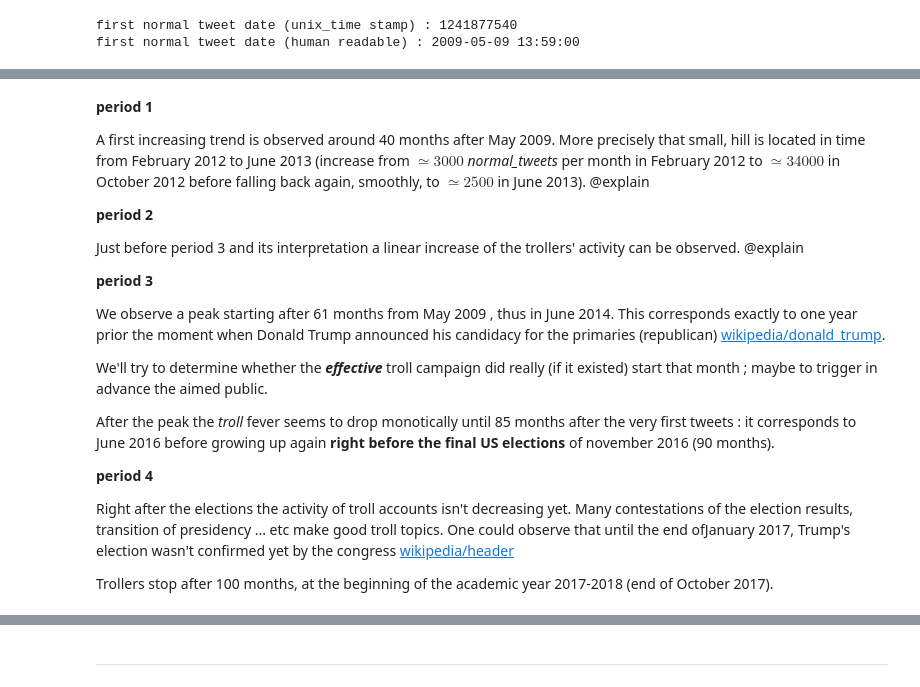
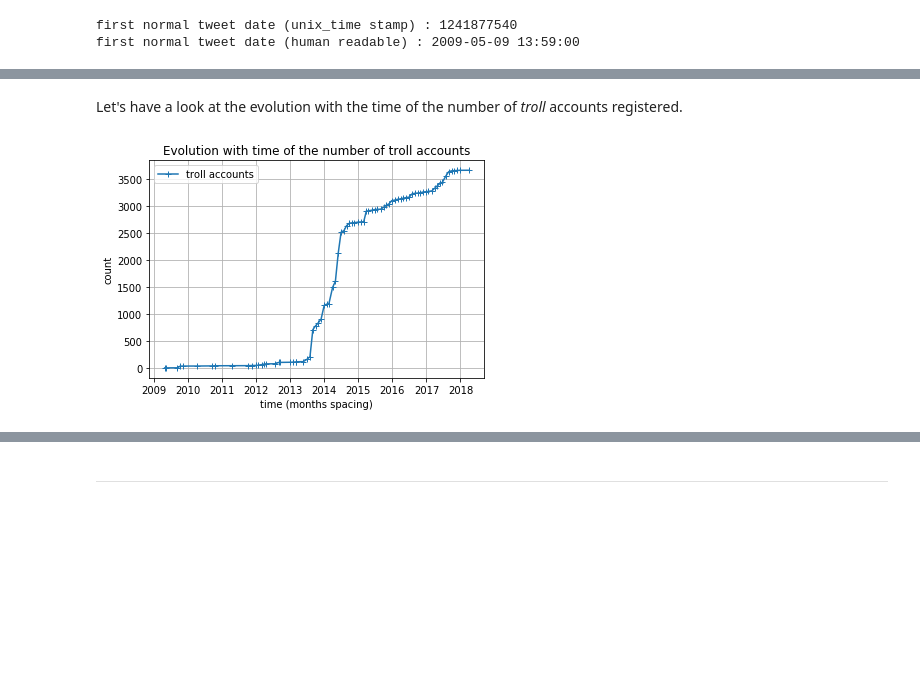
Before and after one commit to MaxDimi/Project-ADA-2018, a Jupyter notebook: RussianTrolls_guiom.ipynb, the cells around one changed output, grey strips where cells are left out. Cells and saved outputs as stored; diff of their text form; code cells hidden in the pictures; blank space fills up the shorter version.

```diff
--- a/RussianTrolls_guiom.ipynb
+++ b/RussianTrolls_guiom.ipynb
@@ -647,22 +636,28 @@ plt.legend(['other timestamps','period 1','period 2','period 3','period 4'],loc=
-# %% [markdown]
-**period 1**
-
-A first increasing trend is observed around 40 months after May 2009. More precisely that small, hill is located in time from February 2012 to June 2013 (increase from $\simeq 3000$ *normal_tweets* per month in February 2012 to $\simeq 34000$ in October 2012 before falling back again, smoothly, to $\simeq 2500$ in June 2013). @explain
-
-**period 2**
-
-Just before period 3 and its interpretation a linear increase of the trollers' activity can be observed. @explain
-
-**period 3**
-
-We observe a peak starting after 61 months from May 2009 , thus in June 2014. This corresponds exactly to one year prior the moment when Donald Trump announced his candidacy for the primaries (republican) [wikipedia/donald_trump](https://en.wikipedia.org/wiki/Donald_Trump#Political_activities_up_to_2015).
-
-We'll try to determine whether the ***effective*** troll campaign did really (if it existed) start that month ; maybe to trigger in advance the aimed public.
-
-After the peak the *troll* fever seems to drop monotically until 85 months after the very first tweets : it corresponds to June 2016 before growing up again **right before the final US elections** of november 2016 (90 months).
-
-**period 4**
-
-Right after the elections the activity of troll accounts isn't decreasing yet. Many contestations of the election results, transition of presidency ... etc make good troll topics. One could observe that until the end ofJanuary 2017, Trump's election wasn't confirmed yet by the congress [wikipedia/header](https://en.wikipedia.org/wiki/Timeline_of_the_2016_United_States_presidential_election)
-
-Trollers stop after 100 months, at the beginning of the academic year 2017-2018 (end of October 2017).
+# %% [markdown]
+Let's have a look at the evolution with the time of the number of *troll* accounts registered.
+# %%
+# group user accounts by time (month)
+accounts_creation_dates_query = """SELECT MAX(account_creation_date) as last_time, COUNT(userid) as nb_users
+                                    FROM tweets_user_sql
+                                    GROUP BY YEAR(account_creation_date),MONTH(account_creation_date)
+                                    ORDER BY YEAR(account_creation_date),MONTH(account_creation_date) ASC
+                                """
+
+accounts_creation_dates_df = spark.sql(accounts_creation_dates_query)
+
+# small enough dataframe : it holds conveniently into Pandas for further plotting
+accounts_creation_dates_pd = accounts_creation_dates_df.toPandas()
+
+# a cumulative sum with time is required to show the evolution of the number of troll accounts
+accounts_creation_dates_pd = accounts_creation_dates_pd.dropna()
+accounts_creation_dates_pd.nb_users = accounts_creation_dates_pd.nb_users.cumsum()
+
+plt.figure(1)
+plt.plot(accounts_creation_dates_pd['last_time'],accounts_creation_dates_pd['nb_users'],marker='+')
+plt.title('Evolution with time of the number of troll accounts')
+plt.grid()
+plt.xlabel('time (months spacing)')
+plt.ylabel('count')
+plt.legend(['troll accounts'],loc=2);
+# %% [output]
+[figure, added]
```
Also changed, not shown: parts of 163 cells of this notebook.
